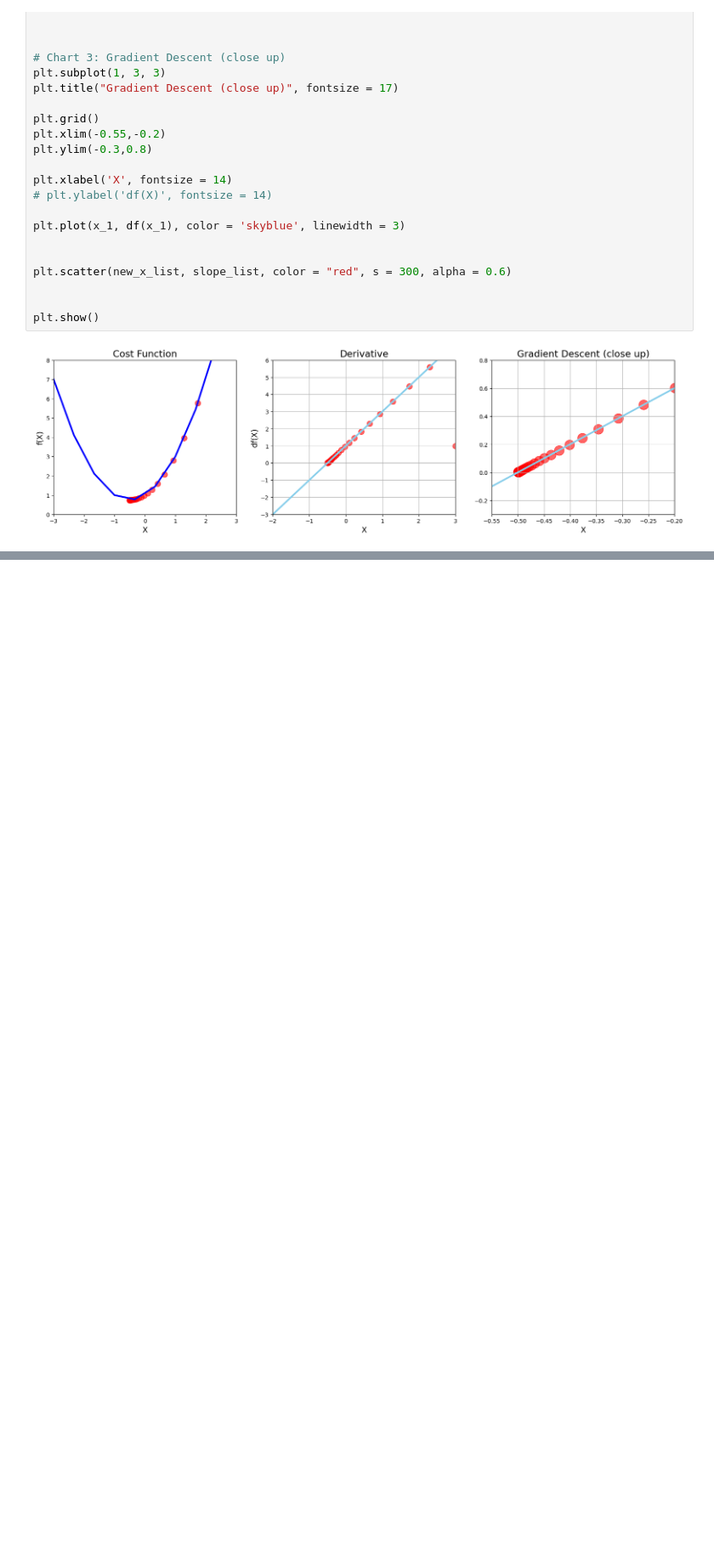
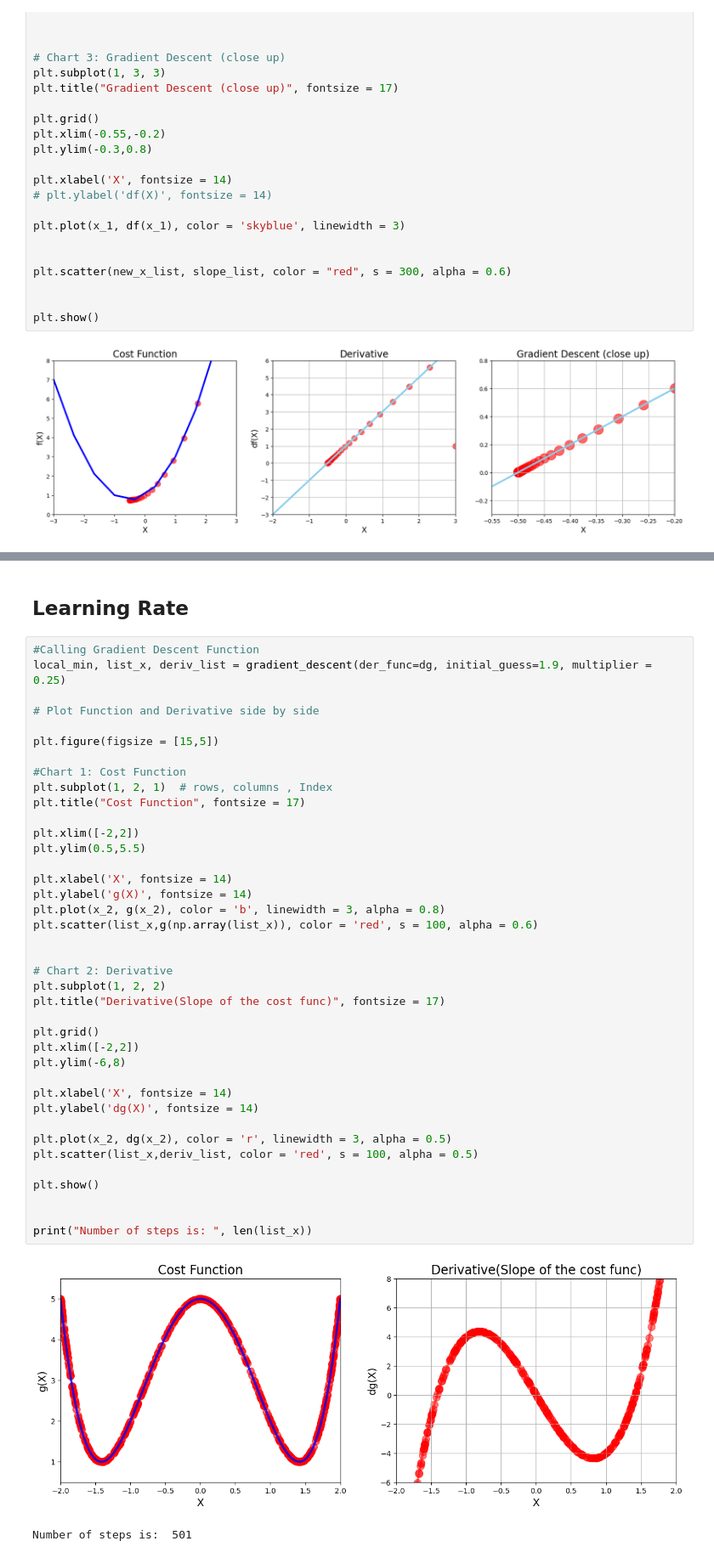
Before and after one commit to yashgv/MLDS, a Jupyter notebook: 03_Gradient_Descent.ipynb, the cells around one changed output, grey strips where cells are left out. Shown: that part at 85% size. Cells and saved outputs as stored; diff of their text form; blank space fills up the shorter version.

```diff
--- a/03_Gradient_Descent.ipynb
+++ b/03_Gradient_Descent.ipynb
@@ -168,0 +350,44 @@ plt.show()
+# %% [markdown]
+## Learning Rate
+# %%
+#Calling Gradient Descent Function
+local_min, list_x, deriv_list = gradient_descent(der_func=dg, initial_guess=1.9, multiplier = 0.25)
+
+# Plot Function and Derivative side by side
+
+plt.figure(figsize = [15,5])
+
+#Chart 1: Cost Function
+plt.subplot(1, 2, 1)  # rows, columns , Index
+plt.title("Cost Function", fontsize = 17)
+
+plt.xlim([-2,2])
+plt.ylim(0.5,5.5)
+
+plt.xlabel('X', fontsize = 14)
+plt.ylabel('g(X)', fontsize = 14)
+plt.plot(x_2, g(x_2), color = 'b', linewidth = 3, alpha = 0.8)
+plt.scatter(list_x,g(np.array(list_x)), color = 'red', s = 100, alpha = 0.6)
+
+
+# Chart 2: Derivative
+plt.subplot(1, 2, 2)
+plt.title("Derivative(Slope of the cost func)", fontsize = 17)
+
+plt.grid()
+plt.xlim([-2,2])
+plt.ylim(-6,8)
+
+plt.xlabel('X', fontsize = 14)
+plt.ylabel('dg(X)', fontsize = 14)
+
+plt.plot(x_2, dg(x_2), color = 'r', linewidth = 3, alpha = 0.5)
+plt.scatter(list_x,deriv_list, color = 'red', s = 100, alpha = 0.5)
+
+plt.show()
+
+
+print("Number of steps is: ", len(list_x))
+# %% [output]
+[figure, added]
+Number of steps is:  501
```
Also changed, not shown: parts of 11 cells of this notebook, 1 other file.
